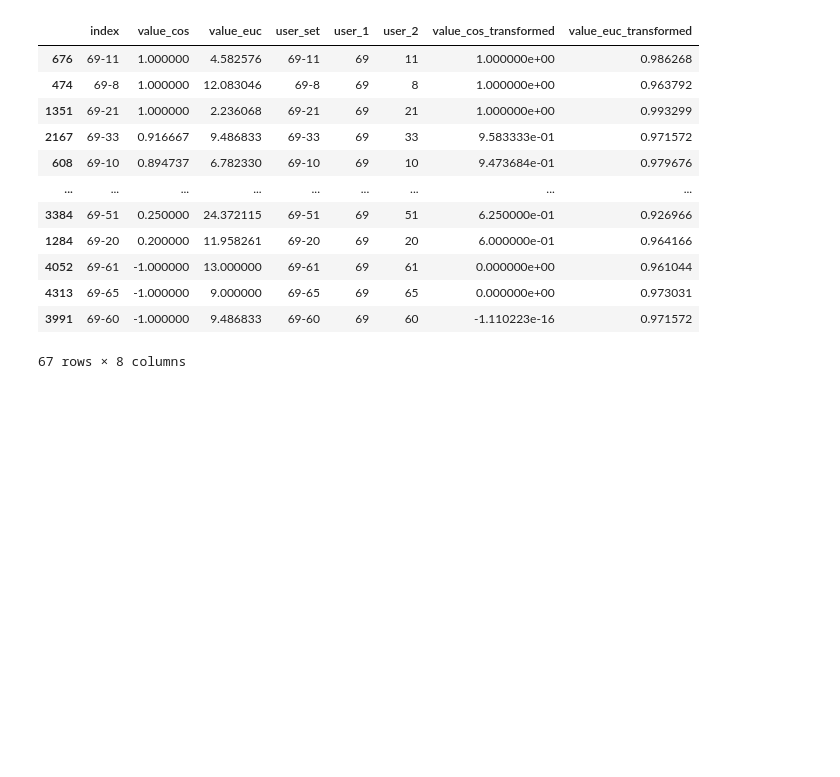
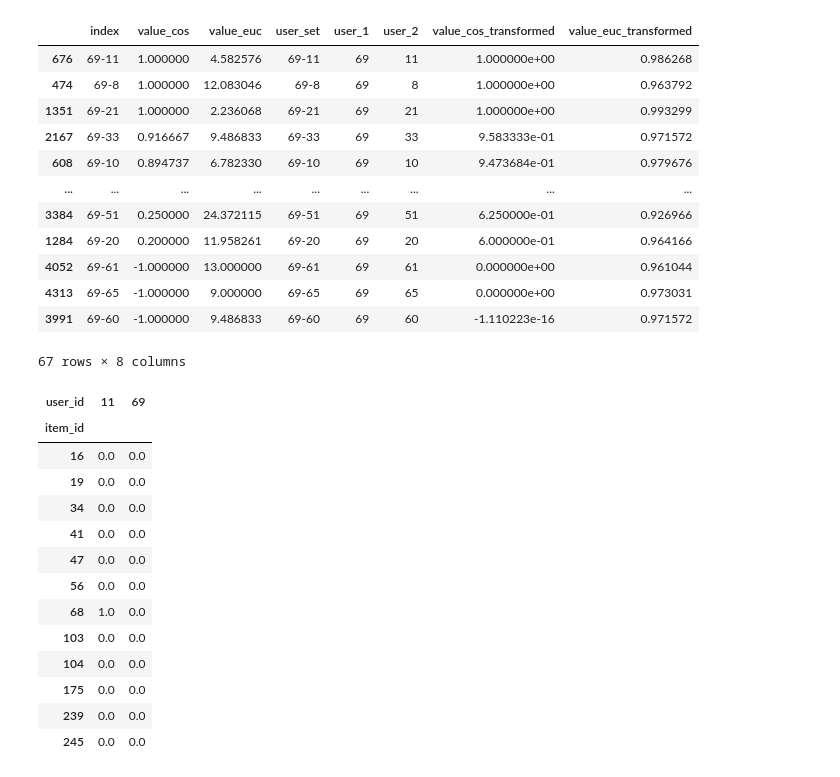
Before and after one commit to csLee94/project_notebook, a Jupyter notebook: collaborative_filtering/notebooks/get_user_segments.ipynb, the cells around one changed output. Cells and saved outputs as stored; diff of their text form; code cells hidden in the pictures; blank space fills up the shorter version.

```diff
--- a/collaborative_filtering/notebooks/get_user_segments.ipynb
+++ b/collaborative_filtering/notebooks/get_user_segments.ipynb
@@ -404,3 +404,20 @@ df_score.loc[df_score['user_1']=="69"].sort_values(by="value_cos_transformed", a
 67 rows × 8 columns
 # %%
 test_2 = df_data_org.loc[df_data['user_id'].isin([69,11])].pivot_table(index='item_id', columns='user_id', values='join', aggfunc="sum")
+# %%
+test_2.dropna()
+# %% [output]
+| user_id | 11 | 69 |
+| item_id |  |  |
+| 16 | 0.0 | 0.0 |
+| 19 | 0.0 | 0.0 |
+| 34 | 0.0 | 0.0 |
+| 41 | 0.0 | 0.0 |
+| 47 | 0.0 | 0.0 |
+| 56 | 0.0 | 0.0 |
+| 68 | 1.0 | 0.0 |
+| 103 | 0.0 | 0.0 |
+| 104 | 0.0 | 0.0 |
+| 175 | 0.0 | 0.0 |
+| 239 | 0.0 | 0.0 |
+| 245 | 0.0 | 0.0 |
```
Also changed, not shown: parts of 1 cell of this notebook, 1 other file.
